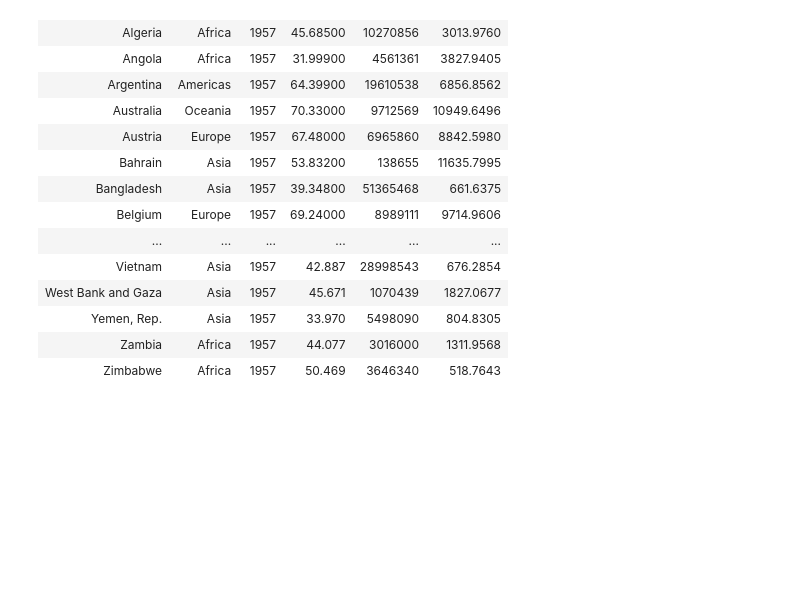
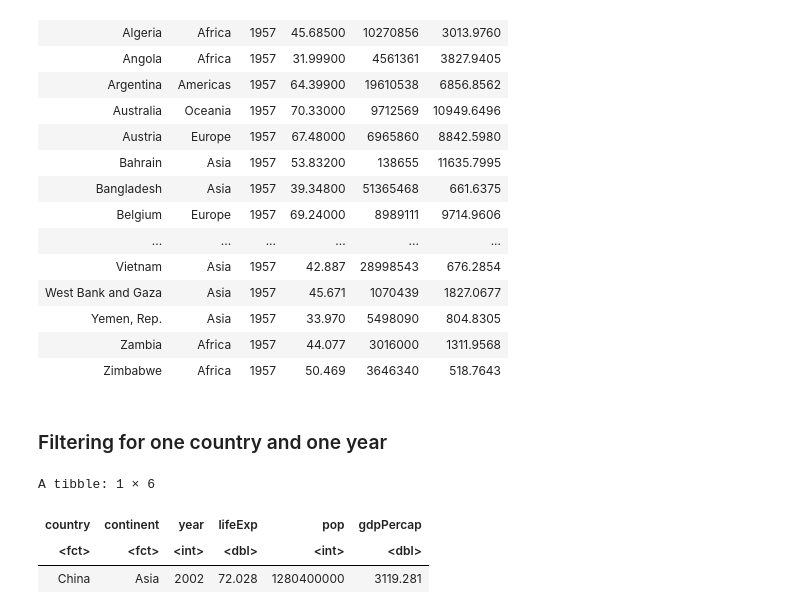
Before and after one commit to ozlerhakan/datacamp, a Jupyter notebook: Introduction to the Tidyverse/chapter1.ipynb, the cells around one changed output. Cells and saved outputs as stored; diff of their text form; code cells hidden in the pictures; blank space fills up the shorter version.

Commit message:
add a filter example

```diff
--- a/Introduction to the Tidyverse/chapter1.ipynb
+++ b/Introduction to the Tidyverse/chapter1.ipynb
@@ -53,3 +65,13 @@ A tibble: 142 × 6
 | Yemen, Rep. | Asia | 1957 | 33.970 | 5498090 | 804.8305 |
 | Zambia | Africa | 1957 | 44.077 | 3016000 | 1311.9568 |
 | Zimbabwe | Africa | 1957 | 50.469 | 3646340 | 518.7643 |
+# %% [markdown]
+### Filtering for one country and one year
+# %%
+
+gapminder %>% filter(year==2002, country=='China')
+# %% [output]
+A tibble: 1 × 6
+| country | continent | year | lifeExp | pop | gdpPercap |
+| <fct> | <fct> | <int> | <dbl> | <int> | <dbl> |
+| China | Asia | 2002 | 72.028 | 1280400000 | 3119.281 |
```
Also changed, not shown: parts of 1 cell of this notebook.
